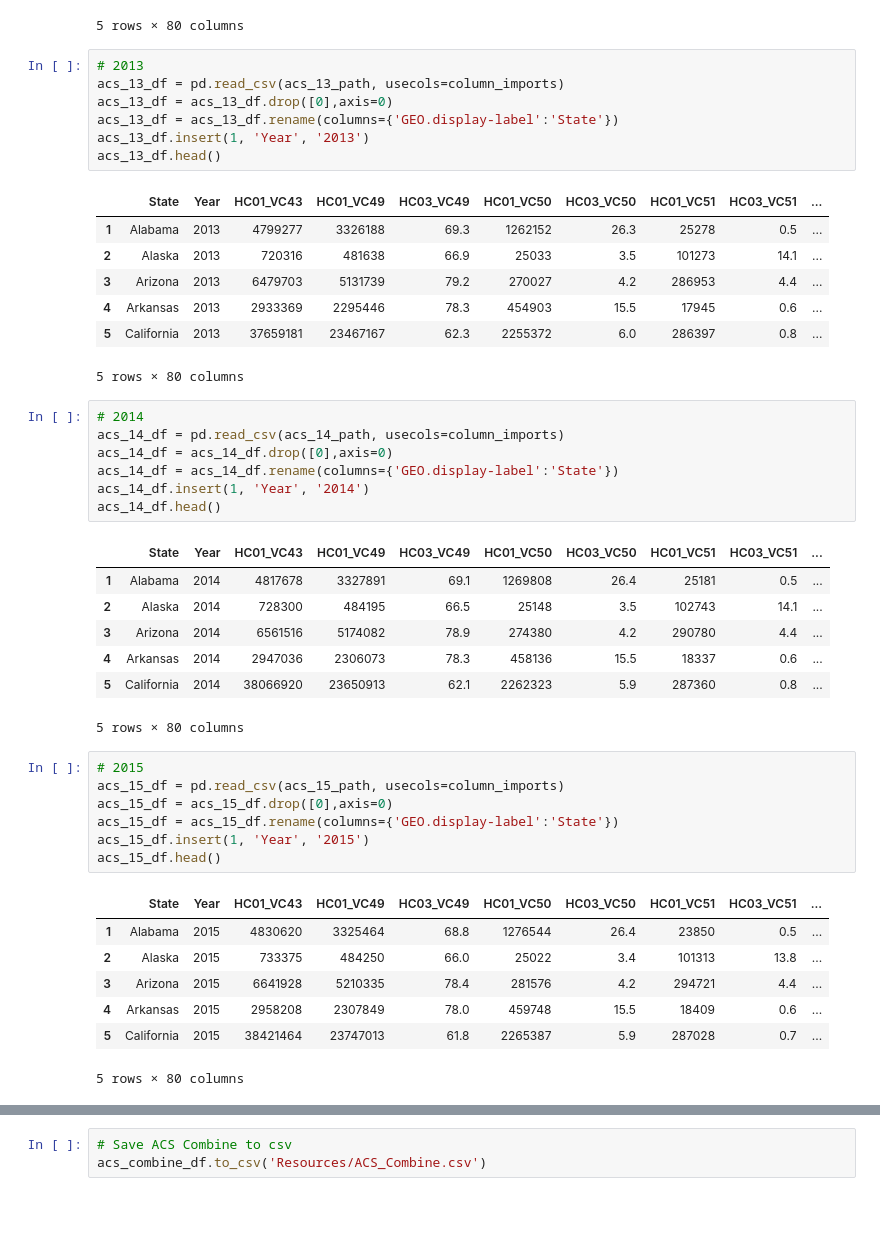
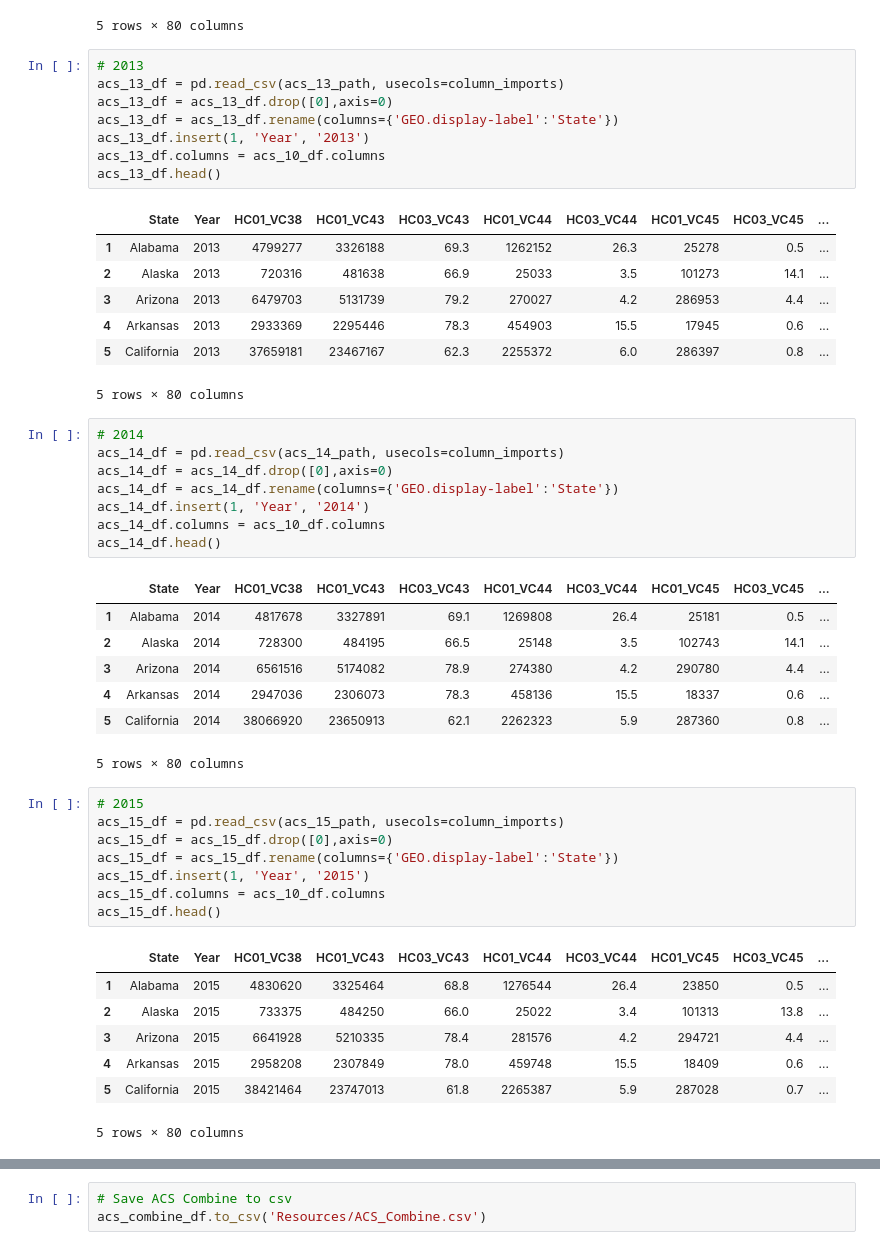
Before and after one commit to david-kishi/US-Border-Data-Scraping, a Jupyter notebook: US_Port_of_Entry_Scraping.ipynb, the cells around one changed output, grey strips where cells are left out. Saved outputs shown, nothing was run; the diff lists cells and outputs as text; blank space fills up the shorter version.

```diff
--- a/US_Port_of_Entry_Scraping.ipynb
+++ b/US_Port_of_Entry_Scraping.ipynb
@@ -240,12 +242,13 @@ acs_12_df.head()
 # %%
 # 2013
 acs_13_df = pd.read_csv(acs_13_path, usecols=column_imports)
 acs_13_df = acs_13_df.drop([0],axis=0)
 acs_13_df = acs_13_df.rename(columns={'GEO.display-label':'State'})
 acs_13_df.insert(1, 'Year', '2013')
+acs_13_df.columns = acs_10_df.columns
 acs_13_df.head()
 # %% [output]
-|  | State | Year | HC01_VC43 | HC01_VC49 | HC03_VC49 | HC01_VC50 | HC03_VC50 | HC01_VC51 | HC03_VC51 | ... |
+|  | State | Year | HC01_VC38 | HC01_VC43 | HC03_VC43 | HC01_VC44 | HC03_VC44 | HC01_VC45 | HC03_VC45 | ... |
 | 1 | Alabama | 2013 | 4799277 | 3326188 | 69.3 | 1262152 | 26.3 | 25278 | 0.5 | ... |
 | 2 | Alaska | 2013 | 720316 | 481638 | 66.9 | 25033 | 3.5 | 101273 | 14.1 | ... |
 | 3 | Arizona | 2013 | 6479703 | 5131739 | 79.2 | 270027 | 4.2 | 286953 | 4.4 | ... |
@@ -258,9 +261,10 @@ acs_14_df = pd.read_csv(acs_14_path, usecols=column_imports)
 acs_14_df = acs_14_df.drop([0],axis=0)
 acs_14_df = acs_14_df.rename(columns={'GEO.display-label':'State'})
 acs_14_df.insert(1, 'Year', '2014')
+acs_14_df.columns = acs_10_df.columns
 acs_14_df.head()
 # %% [output]
-|  | State | Year | HC01_VC43 | HC01_VC49 | HC03_VC49 | HC01_VC50 | HC03_VC50 | HC01_VC51 | HC03_VC51 | ... |
+|  | State | Year | HC01_VC38 | HC01_VC43 | HC03_VC43 | HC01_VC44 | HC03_VC44 | HC01_VC45 | HC03_VC45 | ... |
 | 1 | Alabama | 2014 | 4817678 | 3327891 | 69.1 | 1269808 | 26.4 | 25181 | 0.5 | ... |
 | 2 | Alaska | 2014 | 728300 | 484195 | 66.5 | 25148 | 3.5 | 102743 | 14.1 | ... |
 | 3 | Arizona | 2014 | 6561516 | 5174082 | 78.9 | 274380 | 4.2 | 290780 | 4.4 | ... |
@@ -273,9 +277,10 @@ acs_15_df = pd.read_csv(acs_15_path, usecols=column_imports)
 acs_15_df = acs_15_df.drop([0],axis=0)
 acs_15_df = acs_15_df.rename(columns={'GEO.display-label':'State'})
 acs_15_df.insert(1, 'Year', '2015')
+acs_15_df.columns = acs_10_df.columns
 acs_15_df.head()
 # %% [output]
-|  | State | Year | HC01_VC43 | HC01_VC49 | HC03_VC49 | HC01_VC50 | HC03_VC50 | HC01_VC51 | HC03_VC51 | ... |
+|  | State | Year | HC01_VC38 | HC01_VC43 | HC03_VC43 | HC01_VC44 | HC03_VC44 | HC01_VC45 | HC03_VC45 | ... |
 | 1 | Alabama | 2015 | 4830620 | 3325464 | 68.8 | 1276544 | 26.4 | 23850 | 0.5 | ... |
 | 2 | Alaska | 2015 | 733375 | 484250 | 66.0 | 25022 | 3.4 | 101313 | 13.8 | ... |
 | 3 | Arizona | 2015 | 6641928 | 5210335 | 78.4 | 281576 | 4.2 | 294721 | 4.4 | ... |
```
Also changed, not shown: parts of 4 cells of this notebook, 3 other files.
